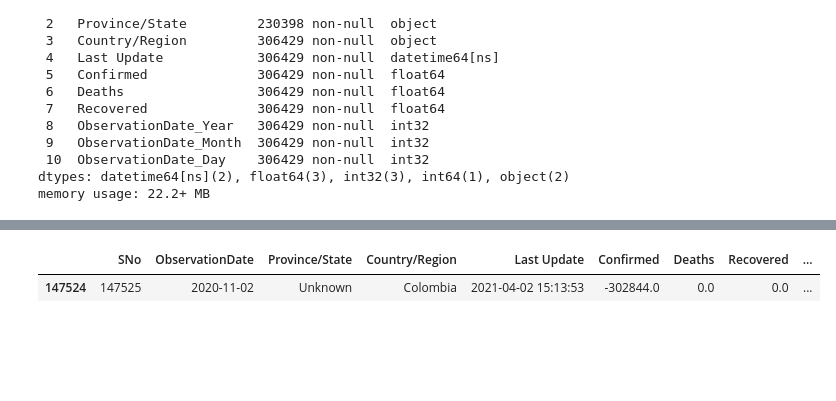
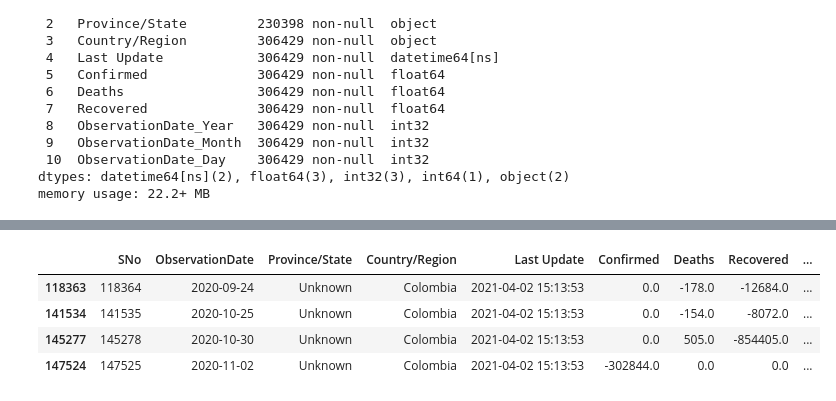
Before and after one commit to AyushDevadiga1/practice-programs, a Jupyter notebook: regex_and_cleaning.ipynb, the cells around one changed output, grey strips where cells are left out. Drawn from its saved outputs; the diff is of its cells as text; code cells hidden in the pictures; blank space fills up the shorter version.

```diff
--- a/regex_and_cleaning.ipynb
+++ b/regex_and_cleaning.ipynb
@@ -401,5 +413,8 @@ memory usage: 22.2+ MB
 # %%
-df[df['Confirmed'] < 0 | df['Confirmed'] < 0  ]
+df[df['Confirmed'] < 0 | (df['Deaths'] < 0) | (df['Recovered'] < 0 ) ]
 # %% [output]
 |  | SNo | ObservationDate | Province/State | Country/Region | Last Update | Confirmed | Deaths | Recovered | ... |
+| 118363 | 118364 | 2020-09-24 | Unknown | Colombia | 2021-04-02 15:13:53 | 0.0 | -178.0 | -12684.0 | ... |
+| 141534 | 141535 | 2020-10-25 | Unknown | Colombia | 2021-04-02 15:13:53 | 0.0 | -154.0 | -8072.0 | ... |
+| 145277 | 145278 | 2020-10-30 | Unknown | Colombia | 2021-04-02 15:13:53 | 0.0 | 505.0 | -854405.0 | ... |
 | 147524 | 147525 | 2020-11-02 | Unknown | Colombia | 2021-04-02 15:13:53 | -302844.0 | 0.0 | 0.0 | ... |
```
Also changed, not shown: parts of 15 cells of this notebook.
